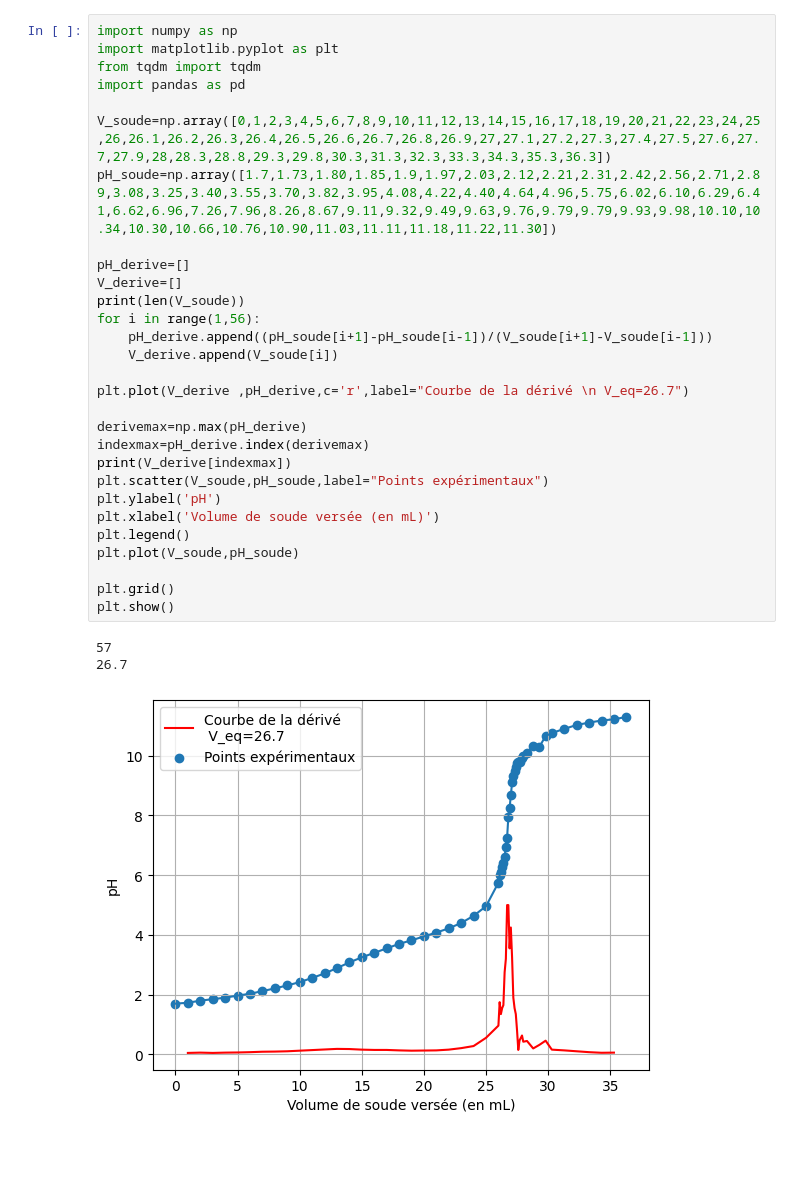
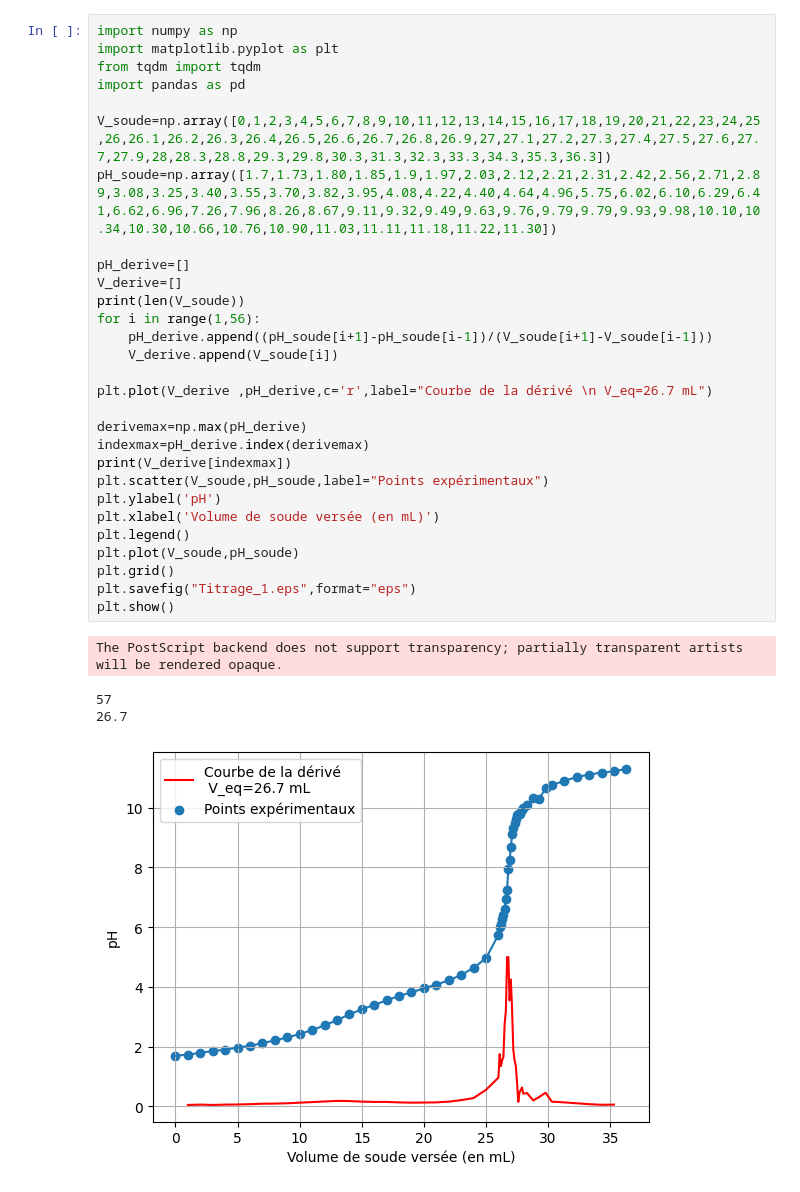
Before and after one commit to Duffy-y/TP-Saclay, a Jupyter notebook: Solutions_TP1/TP1-Solution.ipynb, the cells around one changed output. Saved outputs shown, nothing was run; the diff lists cells and outputs as text; blank space fills up the shorter version.

```diff
--- a/Solutions_TP1/TP1-Solution.ipynb
+++ b/Solutions_TP1/TP1-Solution.ipynb
@@ -1,36 +1,37 @@
 # %%
 import numpy as np
 import matplotlib.pyplot as plt
 from tqdm import tqdm
 import pandas as pd
 
 V_soude=np.array([0,1,2,3,4,5,6,7,8,9,10,11,12,13,14,15,16,17,18,19,20,21,22,23,24,25,26,26.1,26.2,26.3,26.4,26.5,26.6,26.7,26.8,26.9,27,27.1,27.2,27.3,27.4,27.5,27.6,27.7,27.9,28,28.3,28.8,29.3,29.8,30.3,31.3,32.3,33.3,34.3,35.3,36.3])
 pH_soude=np.array([1.7,1.73,1.80,1.85,1.9,1.97,2.03,2.12,2.21,2.31,2.42,2.56,2.71,2.89,3.08,3.25,3.40,3.55,3.70,3.82,3.95,4.08,4.22,4.40,4.64,4.96,5.75,6.02,6.10,6.29,6.41,6.62,6.96,7.26,7.96,8.26,8.67,9.11,9.32,9.49,9.63,9.76,9.79,9.79,9.93,9.98,10.10,10.34,10.30,10.66,10.76,10.90,11.03,11.11,11.18,11.22,11.30])
 
 pH_derive=[]
 V_derive=[]
 print(len(V_soude))
 for i in range(1,56):
     pH_derive.append((pH_soude[i+1]-pH_soude[i-1])/(V_soude[i+1]-V_soude[i-1]))
     V_derive.append(V_soude[i])
 
-plt.plot(V_derive ,pH_derive,c='r',label="Courbe de la dérivé \n V_eq=26.7")
+plt.plot(V_derive ,pH_derive,c='r',label="Courbe de la dérivé \n V_eq=26.7 mL")
 
 derivemax=np.max(pH_derive)
 indexmax=pH_derive.index(derivemax)
 print(V_derive[indexmax])
 plt.scatter(V_soude,pH_soude,label="Points expérimentaux")
 plt.ylabel('pH')
 plt.xlabel('Volume de soude versée (en mL)')
 plt.legend()
 plt.plot(V_soude,pH_soude)
-
 plt.grid()
+plt.savefig("Titrage_1.eps",format="eps")
 plt.show()
 # %% [output]
-57
-26.7
+The PostScript backend does not support transparency; partially transparent artists will be rendered opaque.
+57
+26.7
-[figure, old version]
+[figure, new version]
 # %%
 V_aspirine=np.array([0,1,2,3,4,5,6,6.5,7,7.5,8,8.5,9,9.5,9.8,10,10.2,10.3,10.4,10.5,10.6,10.7,10.8,10.9,11,11.1,11.2,11.3,11.4,11.5,11.6,11.7,11.8,11.9,12,12.5,13,13.5,14,15,16,17,18,19,20])
 pH_aspire=np.array([3.11,3.40,3.62,3.78,3.90,4.05,4.18,4.27,4.34,4.43,4.54,4.73,4.90,5.20,5.50,5.82,6.27,6.53,6.77,7.07,7.67,8.84,9.28,9.82,9.95,10.09,10.20,10.36,10.44,10.54,10.63,10.67,10.74,10.80,10.88,11.10,11.23,11.36,11.44,11.56,11.65,11.71,11.76,11.80,11.84])
```
Also changed, not shown: parts of 1 cell of this notebook, 2 other files.
